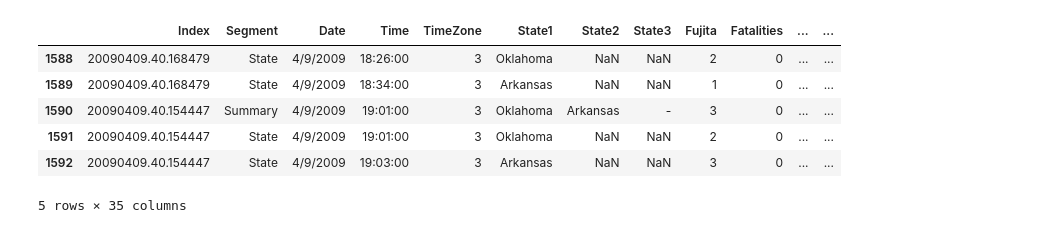
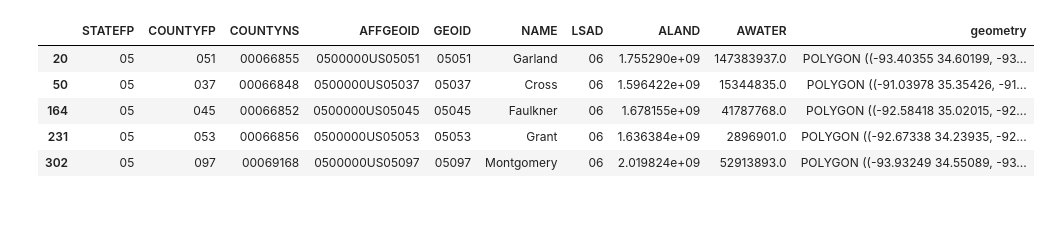
Before and after one commit to williamrhayes/TornadoAnalysis, a Jupyter notebook: Programs/TornadoAnalysis_GP.ipynb, the cells around one changed output. Saved outputs shown, nothing was run; the diff lists cells and outputs as text; code cells hidden in the pictures.

```diff
--- a/Programs/TornadoAnalysis_GP.ipynb
+++ b/Programs/TornadoAnalysis_GP.ipynb
@@ -11,13 +12,13 @@ usa = gpd.read_file('C:/Users/William/Documents/_UltraLearning/2020/9.2020/Torna
 counties = gpd.read_file('C:/Users/William/Documents/_UltraLearning/2020/9.2020/TornadoProject/MapFiles/cb_2018_us_county_5m/cb_2018_us_county_5m.shx')
 tornadoes = pd.read_csv('C:/Users/William/Documents/_UltraLearning/2020/9.2020/TornadoProject/Data/tornadodata.csv').iloc[1588:]
 # %%
-# STATEFP for Arkansas is 05...?
-tornadoes.head()
+# STATEFP for Arkansas is 05, drop the rest!
+counties = counties.where(counties['STATEFP'] == '05').dropna()
+counties.head()
 # %% [output]
-|  | Index | Segment | Date | Time | TimeZone | State1 | State2 | State3 | Fujita | Fatalities | ... | ... |
-| 1588 | 20090409.40.168479 | State | 4/9/2009 | 18:26:00 | 3 | Oklahoma | NaN | NaN | 2 | 0 | ... | ... |
-| 1589 | 20090409.40.168479 | State | 4/9/2009 | 18:34:00 | 3 | Arkansas | NaN | NaN | 1 | 0 | ... | ... |
-| 1590 | 20090409.40.154447 | Summary | 4/9/2009 | 19:01:00 | 3 | Oklahoma | Arkansas | - | 3 | 0 | ... | ... |
-| 1591 | 20090409.40.154447 | State | 4/9/2009 | 19:01:00 | 3 | Oklahoma | NaN | NaN | 2 | 0 | ... | ... |
-| 1592 | 20090409.40.154447 | State | 4/9/2009 | 19:03:00 | 3 | Arkansas | NaN | NaN | 3 | 0 | ... | ... |
+|  | STATEFP | COUNTYFP | COUNTYNS | AFFGEOID | GEOID | NAME | LSAD | ALAND | AWATER | geometry |
+| 20 | 05 | 051 | 00066855 | 0500000US05051 | 05051 | Garland | 06 | 1.755290e+09 | 147383937.0 | POLYGON ((-93.40355 34.60199, -93... |
+| 50 | 05 | 037 | 00066848 | 0500000US05037 | 05037 | Cross | 06 | 1.596422e+09 | 15344835.0 | POLYGON ((-91.03978 35.35426, -91... |
+| 164 | 05 | 045 | 00066852 | 0500000US05045 | 05045 | Faulkner | 06 | 1.678155e+09 | 41787768.0 | POLYGON ((-92.58418 35.02015, -92... |
+| 231 | 05 | 053 | 00066856 | 0500000US05053 | 05053 | Grant | 06 | 1.636384e+09 | 2896901.0 | POLYGON ((-92.67338 34.23935, -92... |
+| 302 | 05 | 097 | 00069168 | 0500000US05097 | 05097 | Montgomery | 06 | 2.019824e+09 | 52913893.0 | POLYGON ((-93.93249 34.55089, -93... |
-5 rows × 35 columns
```
Also changed, not shown: parts of 9 cells of this notebook.
